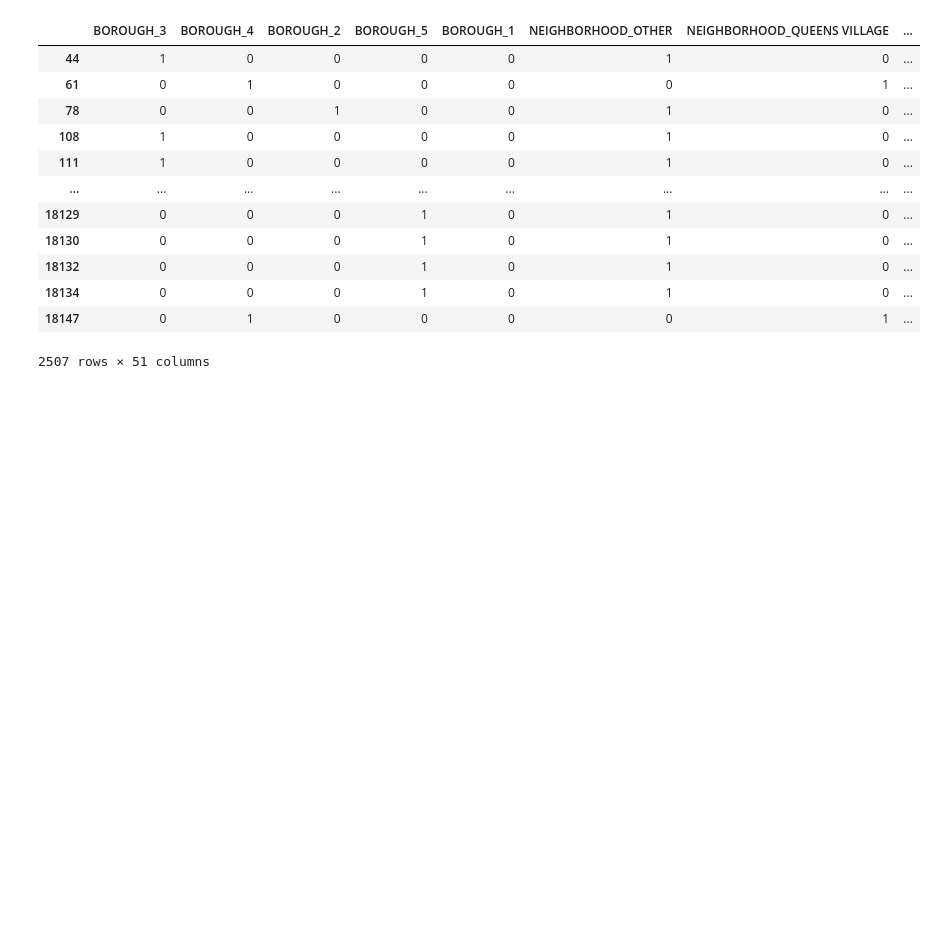
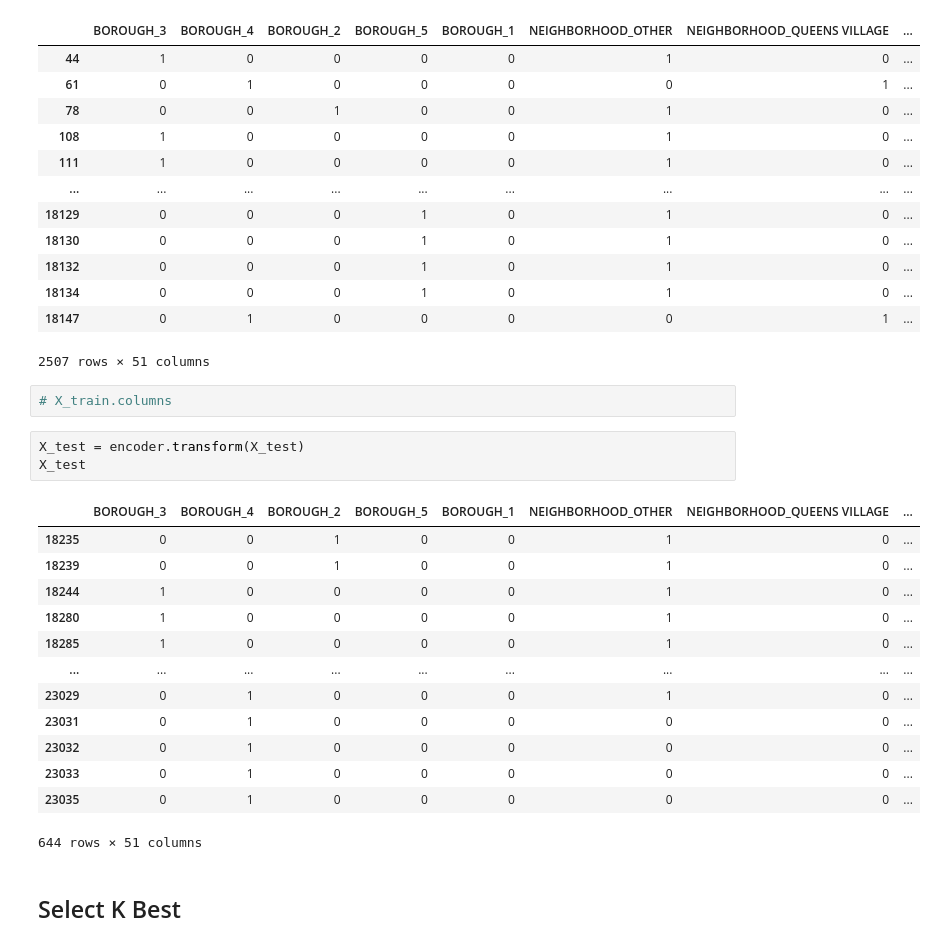
Before and after one commit to gptix/DS-Unit-2-Linear-Models, a Jupyter notebook: ASSIGNMENT_Jud_Taylor_REVISED_assignment_regression_classification_3.ipynb, the cells around one changed output. Saved outputs shown, nothing was run; the diff lists cells and outputs as text; blank space fills up the shorter version.

```diff
--- a/ASSIGNMENT_Jud_Taylor_REVISED_assignment_regression_classification_3.ipynb
+++ b/ASSIGNMENT_Jud_Taylor_REVISED_assignment_regression_classification_3.ipynb
@@ -294,3 +291,24 @@ X_train
 | 18134 | 0 | 0 | 0 | 1 | 0 | 1 | 0 | ... |
 | 18147 | 0 | 1 | 0 | 0 | 0 | 0 | 1 | ... |
 2507 rows × 51 columns
+# %%
+# X_train.columns
+# %%
+X_test = encoder.transform(X_test)
+X_test
+# %% [output]
+|  | BOROUGH_3 | BOROUGH_4 | BOROUGH_2 | BOROUGH_5 | BOROUGH_1 | NEIGHBORHOOD_OTHER | NEIGHBORHOOD_QUEENS VILLAGE | ... |
+| 18235 | 0 | 0 | 1 | 0 | 0 | 1 | 0 | ... |
+| 18239 | 0 | 0 | 1 | 0 | 0 | 1 | 0 | ... |
+| 18244 | 1 | 0 | 0 | 0 | 0 | 1 | 0 | ... |
+| 18280 | 1 | 0 | 0 | 0 | 0 | 1 | 0 | ... |
+| 18285 | 1 | 0 | 0 | 0 | 0 | 1 | 0 | ... |
+| ... | ... | ... | ... | ... | ... | ... | ... | ... |
+| 23029 | 0 | 1 | 0 | 0 | 0 | 1 | 0 | ... |
+| 23031 | 0 | 1 | 0 | 0 | 0 | 0 | 0 | ... |
+| 23032 | 0 | 1 | 0 | 0 | 0 | 0 | 0 | ... |
+| 23033 | 0 | 1 | 0 | 0 | 0 | 0 | 0 | ... |
+| 23035 | 0 | 1 | 0 | 0 | 0 | 0 | 0 | ... |
+644 rows × 51 columns
+# %% [markdown]
+## Select K Best
```
Also changed, not shown: parts of 9 cells of this notebook.
